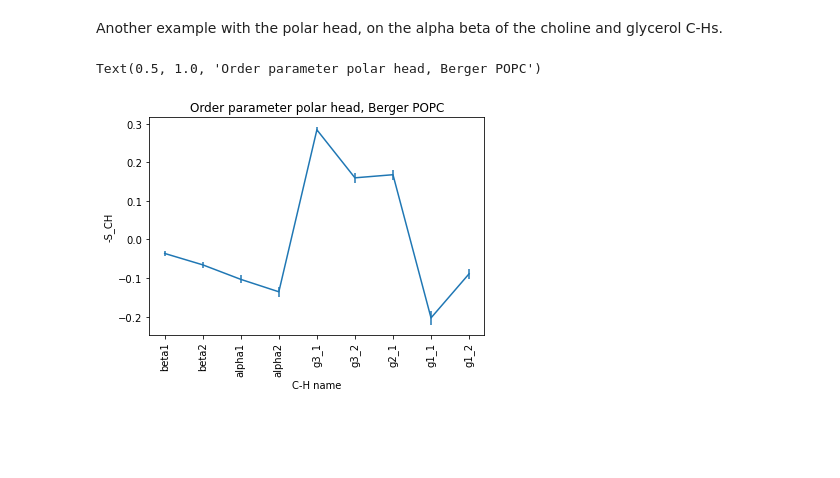
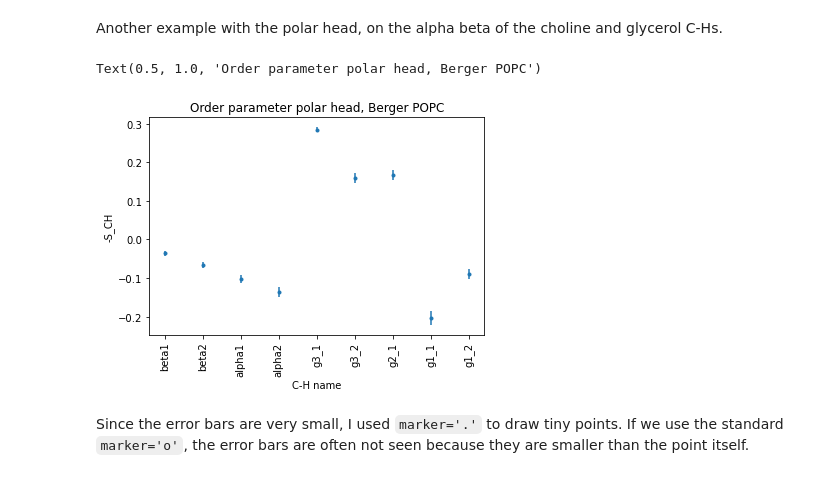
Before and after one commit to patrickfuchs/buildH, a Jupyter notebook: docs/notebooks/Berger_POPC_25ns_buildH_calcOP.ipynb, the cells around one changed output. Saved outputs shown, nothing was run; the diff lists cells and outputs as text; code cells hidden in the pictures; blank space fills up the shorter version.

```diff
--- a/docs/notebooks/Berger_POPC_25ns_buildH_calcOP.ipynb
+++ b/docs/notebooks/Berger_POPC_25ns_buildH_calcOP.ipynb
@@ -310,16 +328,22 @@ Another example with the polar head, on the alpha beta of the choline and glycer
 # %%
 import numpy as np
 import matplotlib.pyplot as plt
 
 OPs = df["OP"].iloc[9:18]
 STEMs = df["STEM"].iloc[9:18]
 
+# These 2 avoid plotting a line between the points.
+lines = {'linestyle': 'None'}
+plt.rc('lines', **lines)
+
 x = np.arange(len(OPs))
-plt.errorbar(x, -OPs, STEMs)
+plt.errorbar(x, -OPs, STEMs, fmt='', marker='.')
 plt.xticks(x, df["CH_name"].iloc[9:18], rotation='vertical')
 plt.xlabel("C-H name")
 plt.ylabel("-S_CH")
 plt.title("Order parameter polar head, Berger POPC")
 # %% [output]
 Text(0.5, 1.0, 'Order parameter polar head, Berger POPC')
-[figure, old version]
+[figure, new version]
+# %% [markdown]
+Since the error bars are very small, I used `marker='.'` to draw tiny points. If we use the standard `marker='o'`, the error bars are often not seen because they are smaller than the point itself.
```
Also changed, not shown: parts of 11 cells of this notebook.
